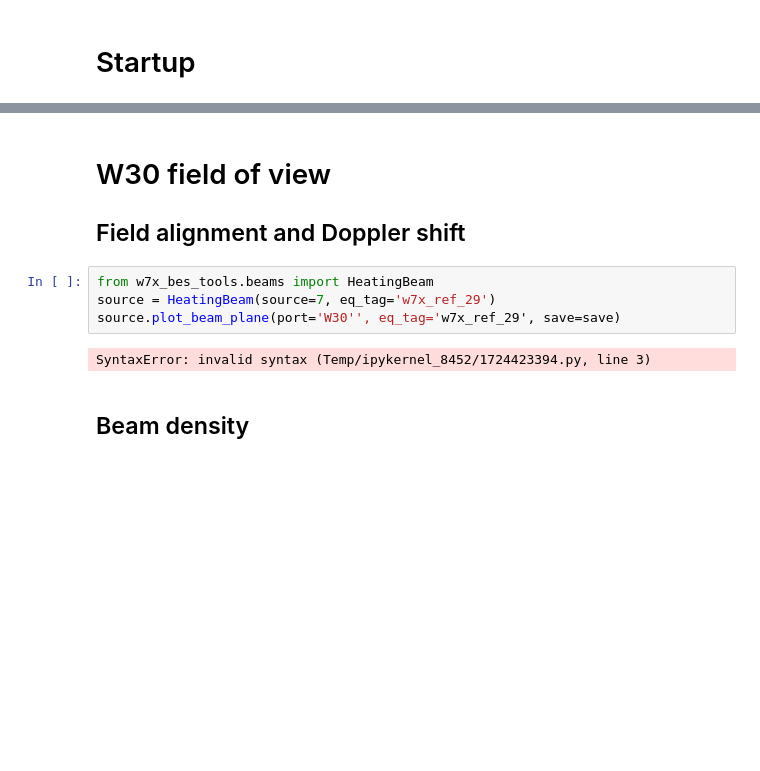
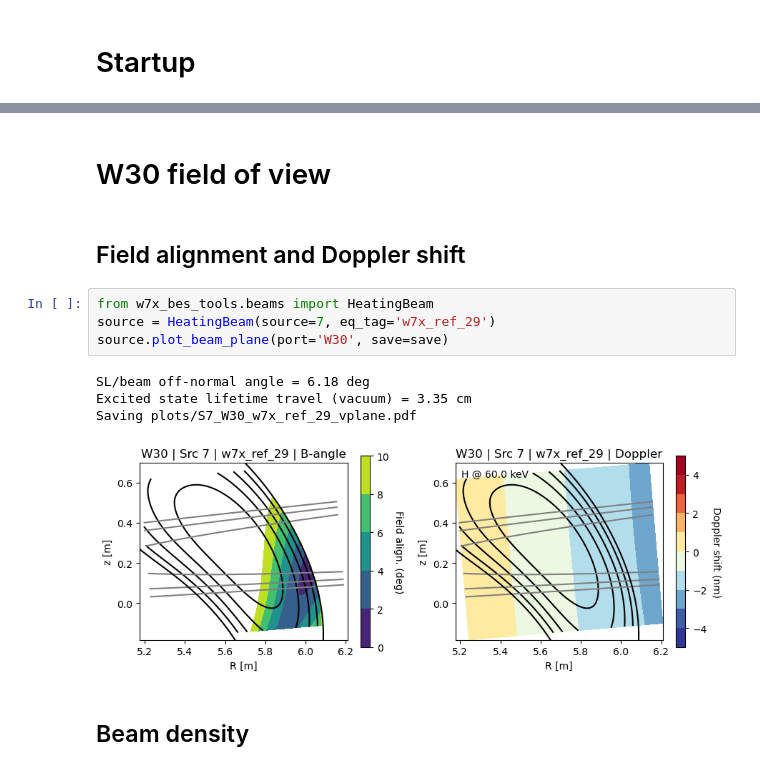
Before and after one commit to drsmith48/w7x-bes-design, a Jupyter notebook: analysis/dsmith/coverage.ipynb, the cells around one changed output, grey strips where cells are left out. Drawn from its saved outputs; the diff is of its cells as text; blank space fills up the shorter version.

```diff
--- a/analysis/dsmith/coverage.ipynb
+++ b/analysis/dsmith/coverage.ipynb
@@ -28,13 +29,16 @@ The autoreload extension is already loaded. To reload it, use:
+# %% [markdown]
+# W30 field of view
 # %% [markdown]
-# W30 field of view
-
 ## Field alignment and Doppler shift
 # %%
 from w7x_bes_tools.beams import HeatingBeam
 source = HeatingBeam(source=7, eq_tag='w7x_ref_29')
-source.plot_beam_plane(port='W30'', eq_tag='w7x_ref_29', save=save)
+source.plot_beam_plane(port='W30', save=save)
 # %% [output]
-SyntaxError: invalid syntax (Temp/ipykernel_8452/1724423394.py, line 3)
+SL/beam off-normal angle = 6.18 deg
+Excited state lifetime travel (vacuum) = 3.35 cm
+Saving plots/S7_W30_w7x_ref_29_vplane.pdf
+[figure, added]
 # %% [markdown]
 ## Beam density
 # %%
```
Also changed, not shown: parts of 11 cells of this notebook, 4 other files.
